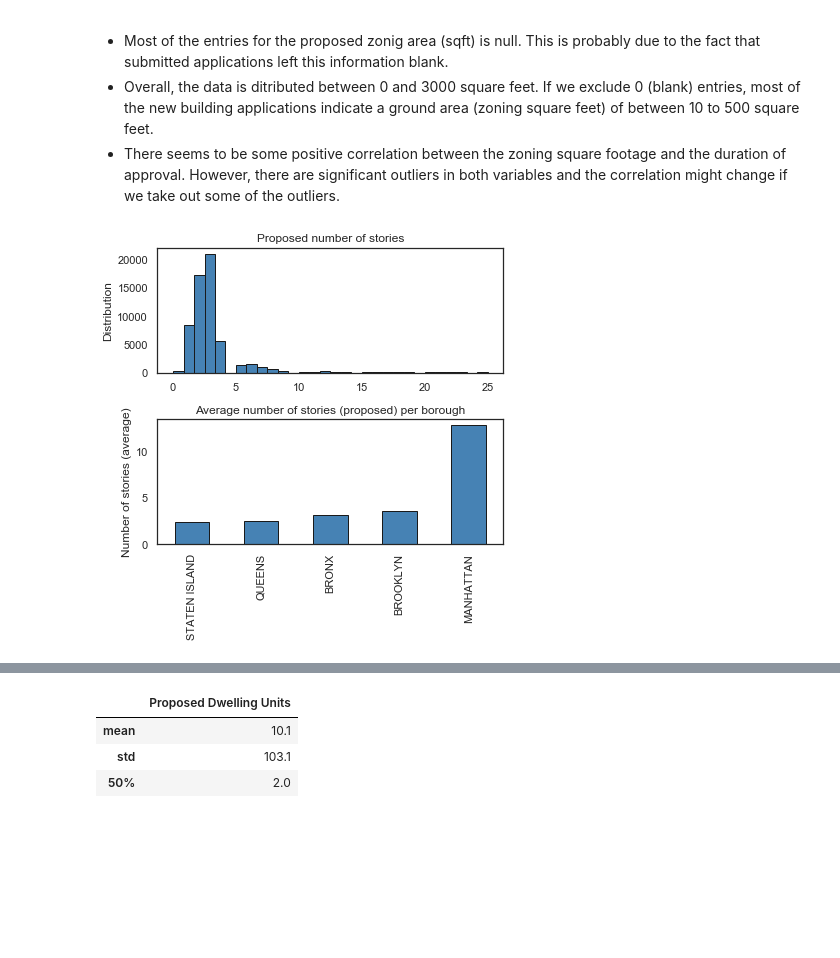
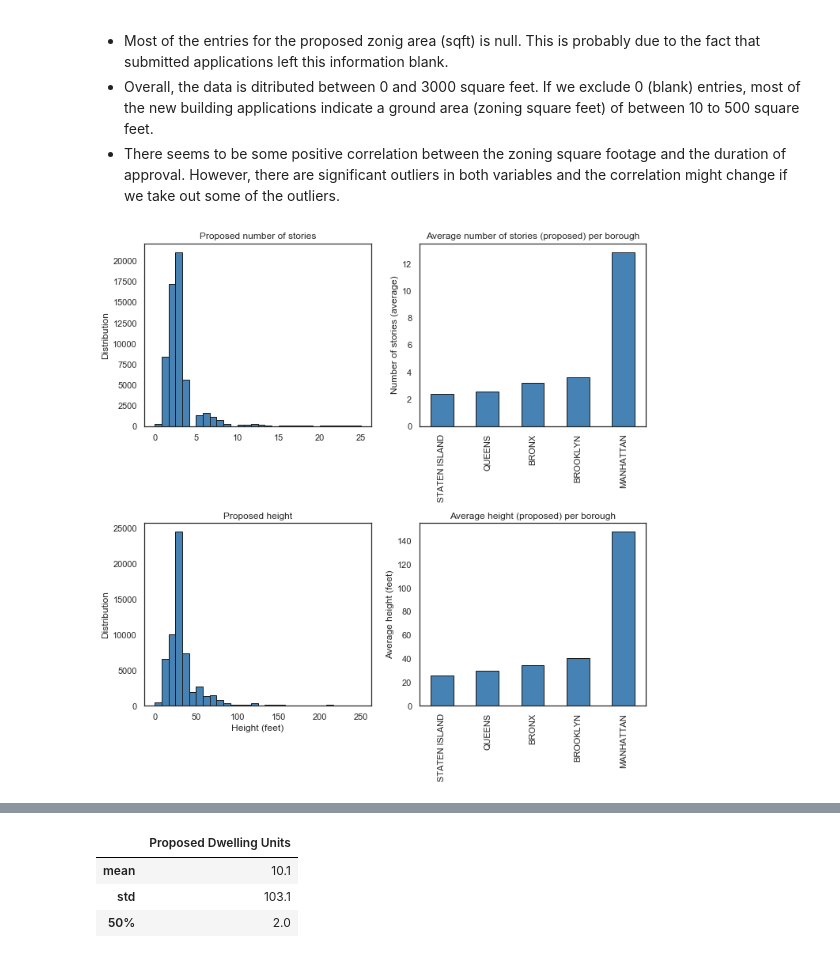
Before and after one commit to anoushavan/Capstone_1, a Jupyter notebook: code/data_story.ipynb, the cells around one changed output, grey strips where cells are left out. Cells and saved outputs as stored; diff of their text form; code cells hidden in the pictures; blank space fills up the shorter version.

```diff
--- a/code/data_story.ipynb
+++ b/code/data_story.ipynb
@@ -403,23 +403,42 @@ Text(4.5e+06,2500,'correlation: 0.12')
 * There seems to be some positive correlation between the zoning square footage and the duration of approval. However, there are significant outliers in both variables and the correlation might change if we take out some of the outliers.
 # %%
 # Histogram of Proposed No. Of Stories.
-fig, (ax1,ax2) = plt.subplots(2,1,figsize=(6,6))
+fig, axes = plt.subplots(2,2,figsize=(10,10))
+
 data['Proposed No. Of Stories'].hist(bins=30, range=(0,25),
-                                     ax=ax1, color='steelblue', edgecolor='k')
-ax1.set_title('Proposed number of stories')
-ax1.set_xlabel('')
-ax1.set_ylabel('Distribution')
-ax1.grid(False)
+                                     ax=axes[0,0], color='steelblue', edgecolor='k')
+axes[0,0].set_title('Proposed number of stories')
+axes[0,0].set_xlabel('')
+axes[0,0].set_ylabel('Distribution')
+axes[0,0].grid(False)
 
 # bar graph of the average number of stories by borough.
 floor = data.groupby('Borough')['Proposed No. Of Stories'].mean().sort_values()
-floor.plot(kind='bar', color='steelblue', edgecolor='k', ax=ax2)
-ax2.set_title('Average number of stories (proposed) per borough')
-ax2.set_xlabel('')
-ax2.set_ylabel('Number of stories (average)')
-ax2.grid(False)
+floor.plot(kind='bar', color='steelblue', edgecolor='k', ax=axes[0,1])
+axes[0,1].set_title('Average number of stories (proposed) per borough')
+axes[0,1].set_xlabel('')
+axes[0,1].set_ylabel('Number of stories (average)')
+axes[0,1].grid(False)
 plt.tight_layout()
 plt.tight_layout()
+
+# Histogram of proposed height.
+data['Proposed Height'].hist(bins=30, range=(0,250),
+                                     ax=axes[1,0], color='steelblue', edgecolor='k')
+axes[1,0].set_title('Proposed height')
+axes[1,0].set_xlabel('Height (feet)')
+axes[1,0].set_ylabel('Distribution')
+axes[1,0].grid(False)
+
+# bar graph of the average height by borough.
+height = data.groupby('Borough')['Proposed Height'].mean().sort_values()
+height.plot(kind='bar', color='steelblue', edgecolor='k', ax=axes[1,1])
+axes[1,1].set_title('Average height (proposed) per borough')
+axes[1,1].set_xlabel('')
+axes[1,1].set_ylabel('Average height (feet)')
+axes[1,1].grid(False)
+plt.tight_layout()
+plt.tight_layout()
 # %% [output]
-[figure, old version]
+[figure, new version]
 # %%
```
Also changed, not shown: parts of 6 cells of this notebook, 1 other file.
